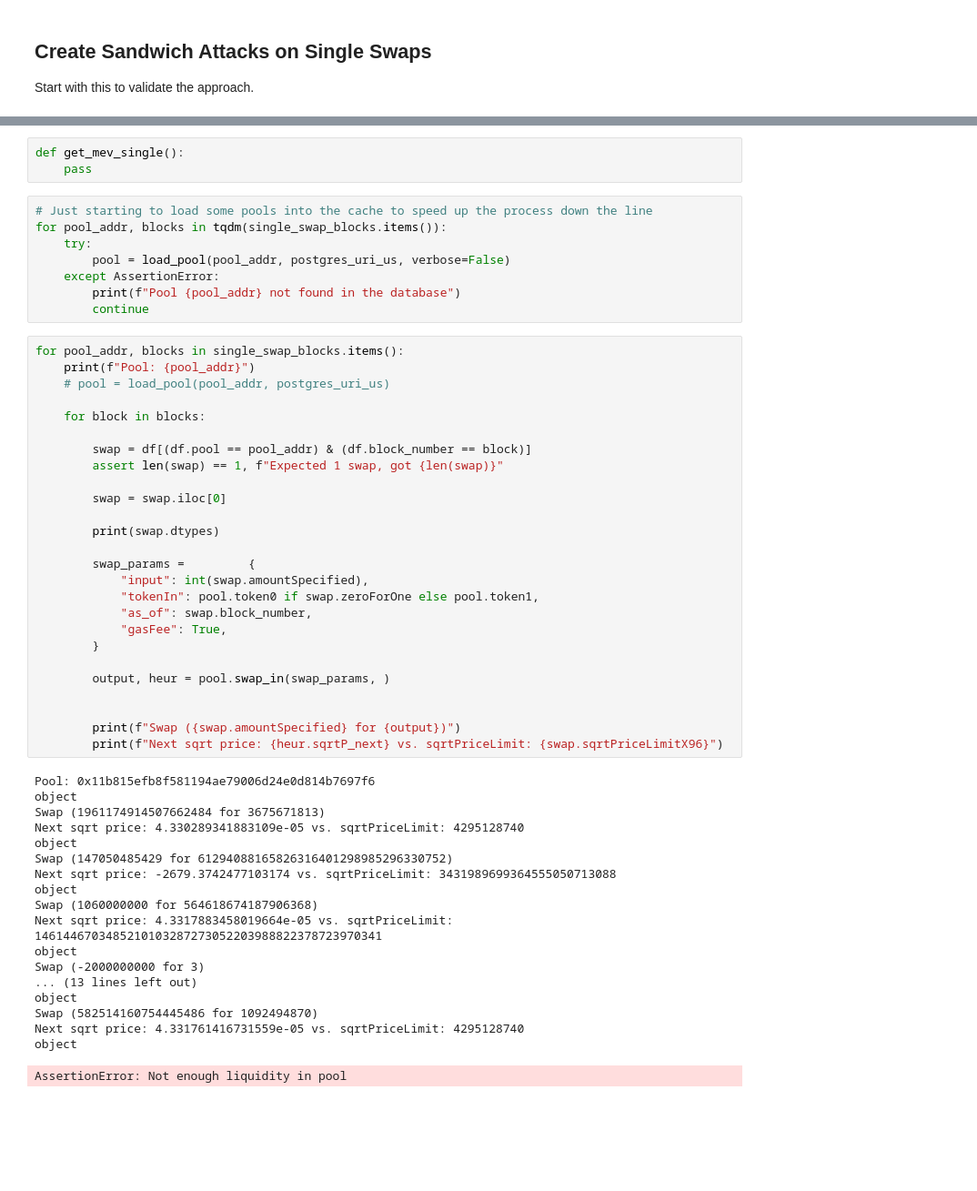
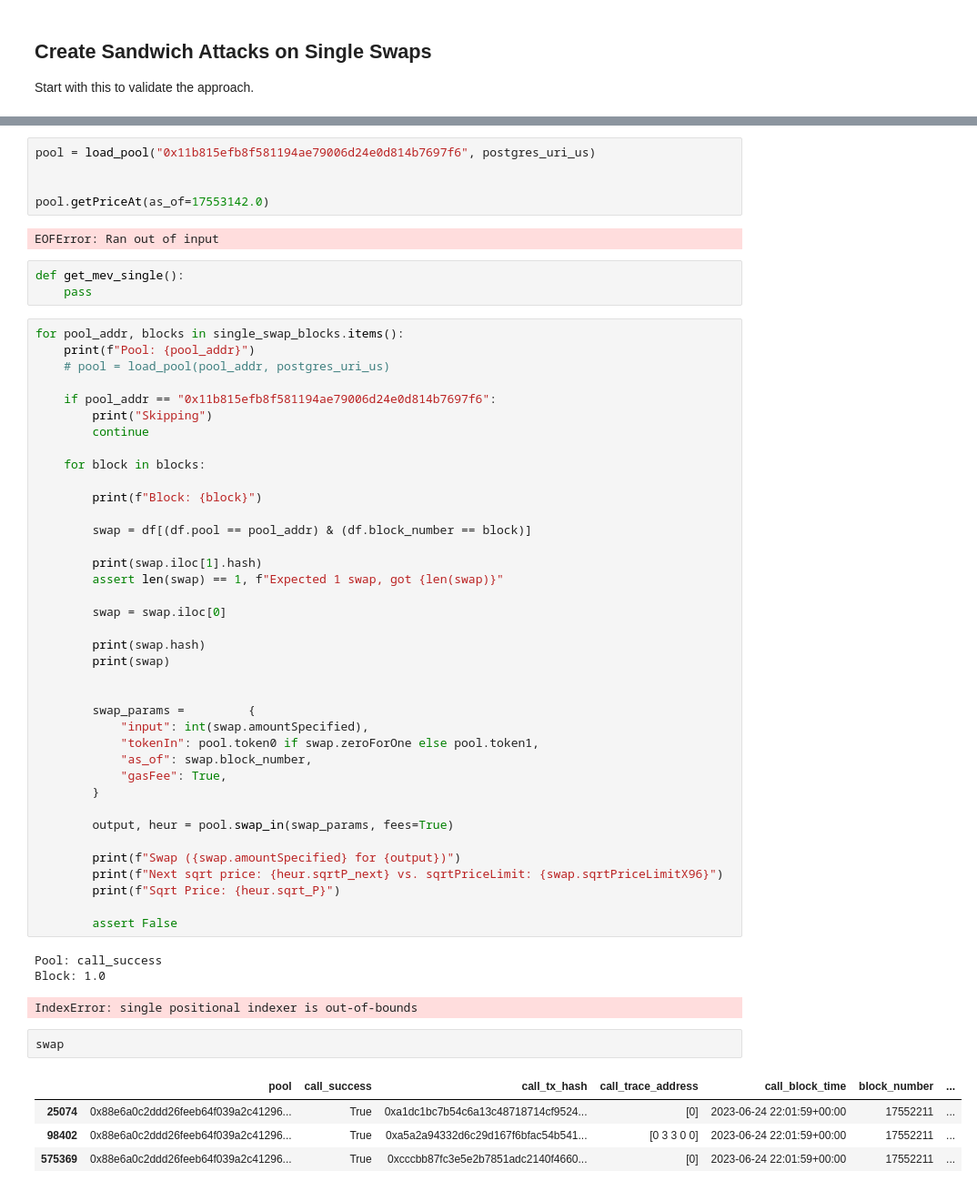
Before and after one commit to ankile/defi-measurement, a Jupyter notebook: experiments/auction_model.ipynb, the cells around one changed output, grey strips where cells are left out. Shown at 91% size. Drawn from its saved outputs; the diff is of its cells as text; blank space fills up the shorter version.

```diff
--- a/experiments/auction_model.ipynb
+++ b/experiments/auction_model.ipynb
@@ -81,27 +130,36 @@ single_swap_blocks = dict(sorted(single_swap_blocks.items(), key=lambda item: le
+# %%
+pool = load_pool("0x11b815efb8f581194ae79006d24e0d814b7697f6", postgres_uri_us)
+
+
+pool.getPriceAt(as_of=17553142.0)
+# %% [output]
+EOFError: Ran out of input
 # %%
 def get_mev_single():
     pass
-# %%
-# Just starting to load some pools into the cache to speed up the process down the line
-for pool_addr, blocks in tqdm(single_swap_blocks.items()):
-    try:
-        pool = load_pool(pool_addr, postgres_uri_us, verbose=False)
-    except AssertionError:
-        print(f"Pool {pool_addr} not found in the database")
-        continue
 # %%
 for pool_addr, blocks in single_swap_blocks.items():
     print(f"Pool: {pool_addr}")
     # pool = load_pool(pool_addr, postgres_uri_us)
 
+    if pool_addr == "0x11b815efb8f581194ae79006d24e0d814b7697f6":
+        print("Skipping")
+        continue
+
     for block in blocks:
 
+        print(f"Block: {block}")
+
         swap = df[(df.pool == pool_addr) & (df.block_number == block)]
+
+        print(swap.iloc[1].hash)
         assert len(swap) == 1, f"Expected 1 swap, got {len(swap)}"
 
         swap = swap.iloc[0]
 
-        print(swap.dtypes)
+        print(swap.hash)
+        print(swap)
+
 
         swap_params =         {
             "input": int(swap.amountSpecified),
@@ -110,27 +168,21 @@ for pool_addr, blocks in single_swap_blocks.items():
             "gasFee": True,
         }
 
-        output, heur = pool.swap_in(swap_params, )
-
+        output, heur = pool.swap_in(swap_params, fees=True)
 
         print(f"Swap ({swap.amountSpecified} for {output})")
         print(f"Next sqrt price: {heur.sqrtP_next} vs. sqrtPriceLimit: {swap.sqrtPriceLimitX96}")
+        print(f"Sqrt Price: {heur.sqrt_P}")
+
+        assert False
 # %% [output]
-Pool: 0x11b815efb8f581194ae79006d24e0d814b7697f6
-object
-Swap (1961174914507662484 for 3675671813)
-Next sqrt price: 4.330289341883109e-05 vs. sqrtPriceLimit: 4295128740
-object
-Swap (147050485429 for 61294088165826316401298985296330752)
-Next sqrt price: -2679.3742477103174 vs. sqrtPriceLimit: 3431989699364555050713088
-object
-Swap (1060000000 for 564618674187906368)
-Next sqrt price: 4.3317883458019664e-05 vs. sqrtPriceLimit: 1461446703485210103287273052203988822378723970341
-object
-Swap (-2000000000 for 3)
-... (13 lines left out)
-object
-Swap (582514160754445486 for 1092494870)
-Next sqrt price: 4.331761416731559e-05 vs. sqrtPriceLimit: 4295128740
-object
+Pool: call_success
+Block: 1.0
-AssertionError: Not enough liquidity in pool
+IndexError: single positional indexer is out-of-bounds
+# %%
+swap
+# %% [output]
+|  | pool | call_success | call_tx_hash | call_trace_address | call_block_time | block_number | ... |
+| 25074 | 0x88e6a0c2ddd26feeb64f039a2c41296... | True | 0xa1dc1bc7b54c6a13c48718714cf9524... | [0] | 2023-06-24 22:01:59+00:00 | 17552211 | ... |
+| 98402 | 0x88e6a0c2ddd26feeb64f039a2c41296... | True | 0xa5a2a94332d6c29d167f6bfac54b541... | [0 3 3 0 0] | 2023-06-24 22:01:59+00:00 | 17552211 | ... |
+| 575369 | 0x88e6a0c2ddd26feeb64f039a2c41296... | True | 0xcccbb87fc3e5e2b7851adc2140f4660... | [0] | 2023-06-24 22:01:59+00:00 | 17552211 | ... |
```
Also changed, not shown: parts of 5 cells of this notebook, 1 other file.
